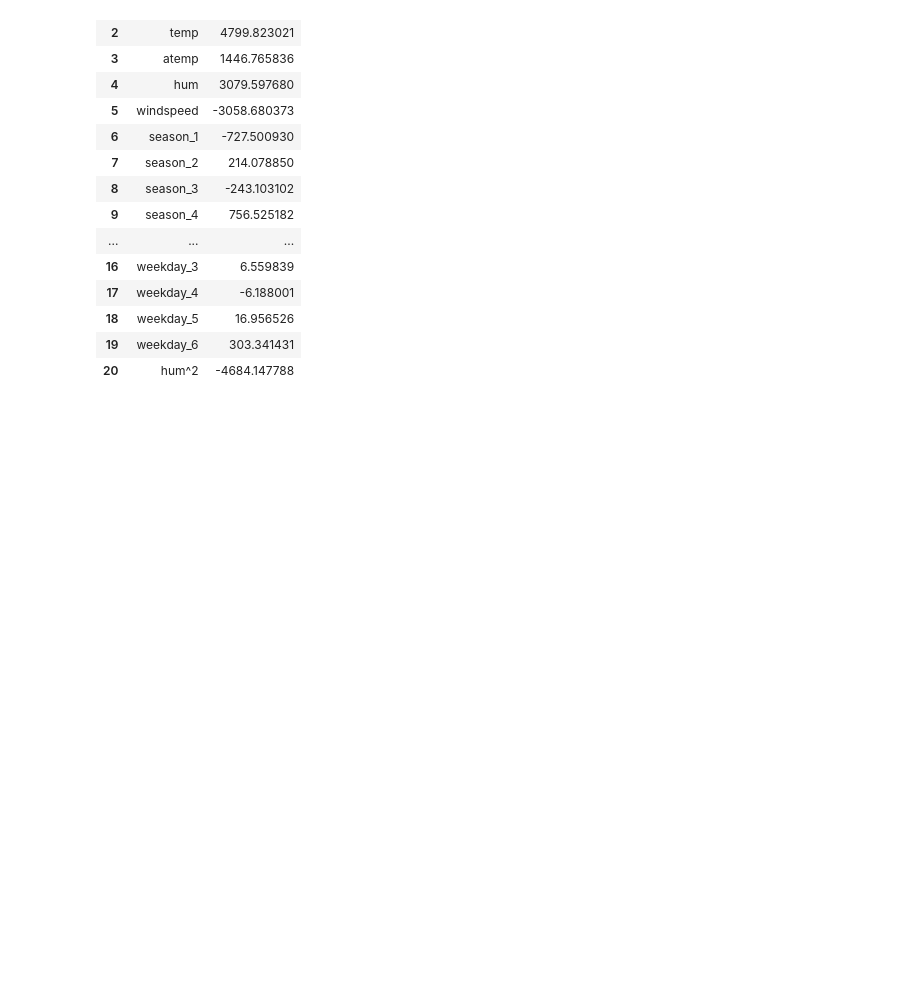
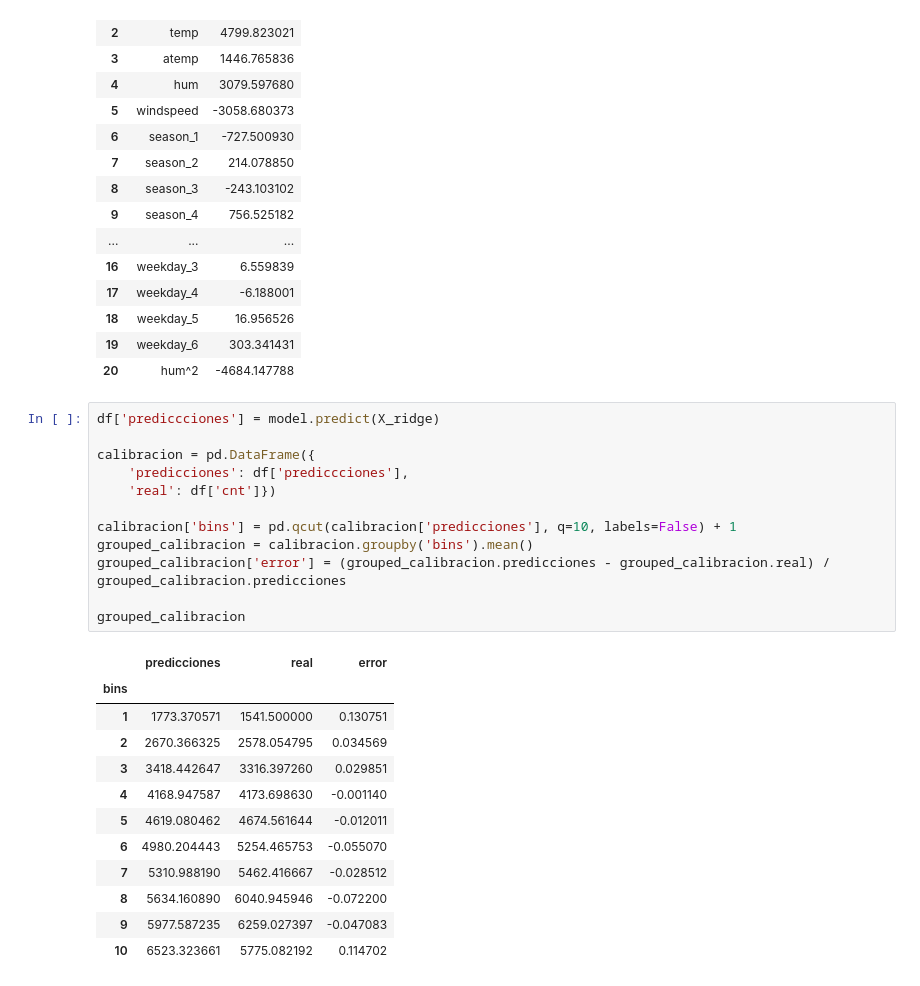
Before and after one commit to LuisMB09/lab_aprendizaje_estadistico, a Jupyter notebook: Tarea 2, regresion lineal multiple.ipynb, the cells around one changed output. Cells and saved outputs as stored; diff of their text form; blank space fills up the shorter version.

```diff
--- a/Tarea 2, regresion lineal multiple.ipynb
+++ b/Tarea 2, regresion lineal multiple.ipynb
@@ -259,3 +259,28 @@ Coeficientes:
 | 18 | weekday_5 | 16.956526 |
 | 19 | weekday_6 | 303.341431 |
 | 20 | hum^2 | -4684.147788 |
+# %%
+df['prediccciones'] = model.predict(X_ridge)
+
+calibracion = pd.DataFrame({
+    'predicciones': df['prediccciones'],
+    'real': df['cnt']})
+
+calibracion['bins'] = pd.qcut(calibracion['predicciones'], q=10, labels=False) + 1
+grouped_calibracion = calibracion.groupby('bins').mean()
+grouped_calibracion['error'] = (grouped_calibracion.predicciones - grouped_calibracion.real) / grouped_calibracion.predicciones
+
+grouped_calibracion
+# %% [output]
+|  | predicciones | real | error |
+| bins |  |  |  |
+| 1 | 1773.370571 | 1541.500000 | 0.130751 |
+| 2 | 2670.366325 | 2578.054795 | 0.034569 |
+| 3 | 3418.442647 | 3316.397260 | 0.029851 |
+| 4 | 4168.947587 | 4173.698630 | -0.001140 |
+| 5 | 4619.080462 | 4674.561644 | -0.012011 |
+| 6 | 4980.204443 | 5254.465753 | -0.055070 |
+| 7 | 5310.988190 | 5462.416667 | -0.028512 |
+| 8 | 5634.160890 | 6040.945946 | -0.072200 |
+| 9 | 5977.587235 | 6259.027397 | -0.047083 |
+| 10 | 6523.323661 | 5775.082192 | 0.114702 |
```
Also changed, not shown: parts of 2 cells of this notebook.
